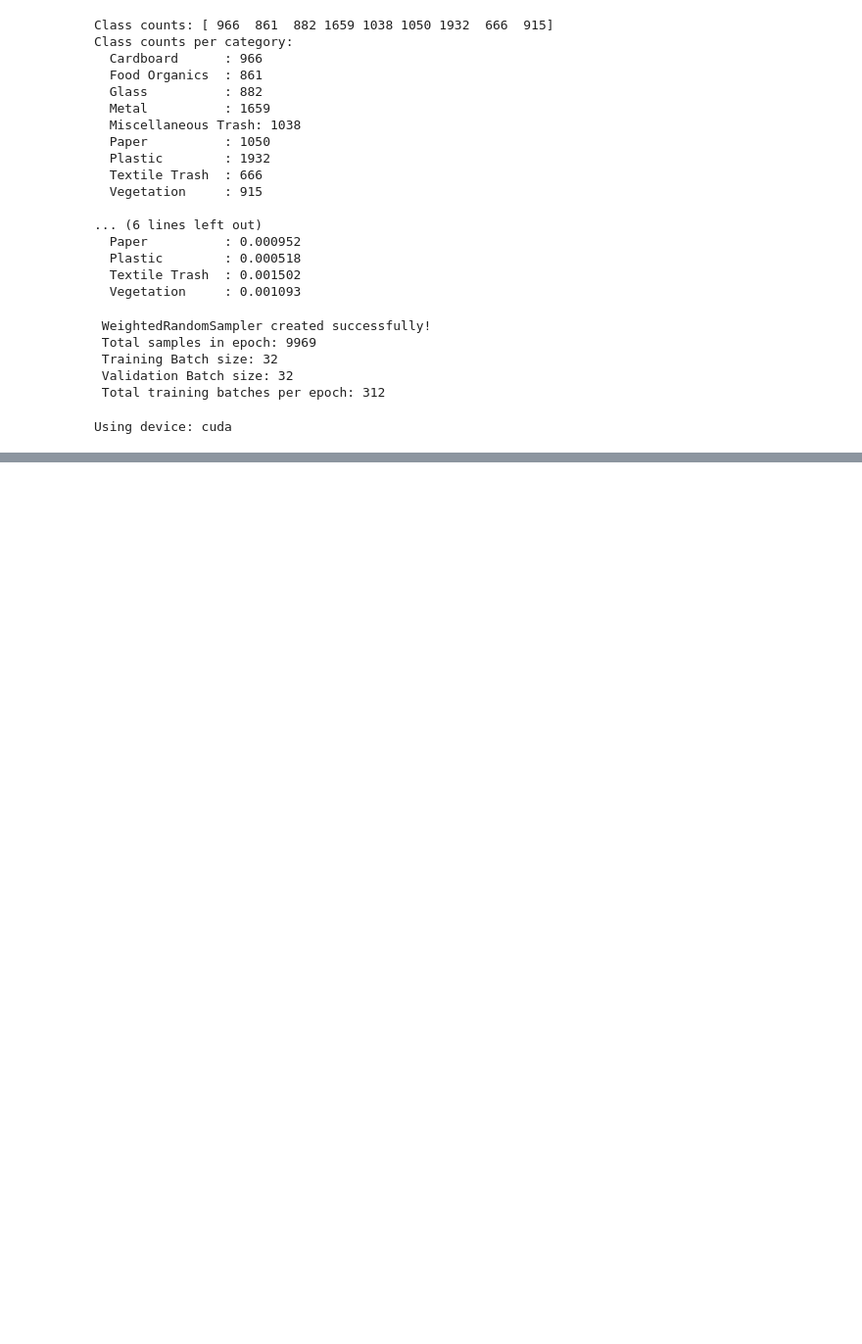
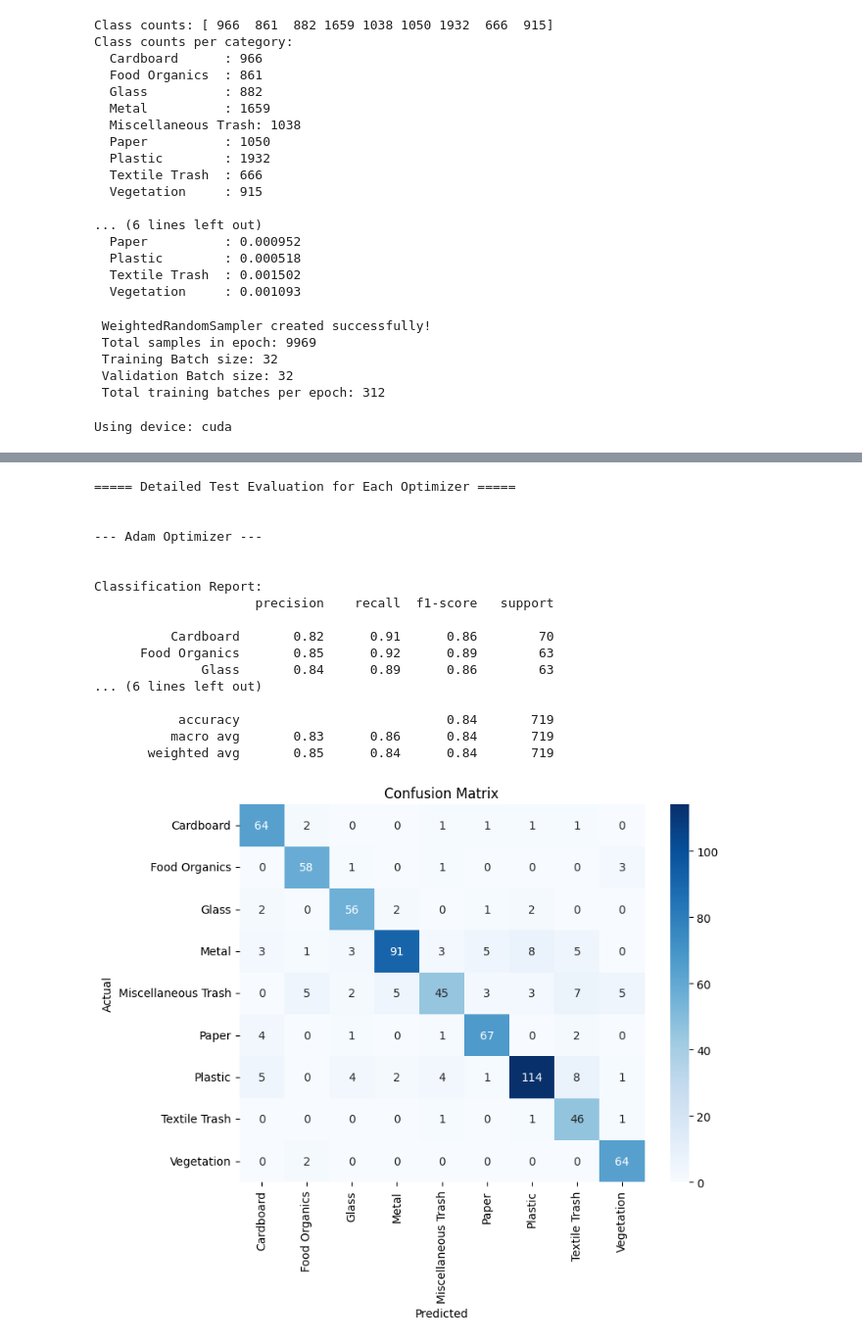
Before and after one commit to lahirunie-dulsara/EN3150-Assignment-3-CNN, a Jupyter notebook: realwaste_cnn.ipynb, the cells around one changed output, grey strips where cells are left out. Shown: that part at 98% size. Drawn from its saved outputs; the diff is of its cells as text; code cells hidden in the pictures; blank space fills up the shorter version.

```diff
--- a/realwaste_cnn.ipynb
+++ b/realwaste_cnn.ipynb
@@ -435,7 +348,7 @@ optimizer = optim.Adam(
 # Scheduler of learning rate
 scheduler = optim.lr_scheduler.StepLR(optimizer, step_size=5, gamma=0.5)
 
-num_epochs = 5
+num_epochs = 20
 
 # Training the model
 train_losses, val_losses, train_accuracies, val_accuracies = train_model(
@@ -467,7 +378,7 @@ print(f"\n===== Training with SGD =====\n")
 reset_weights(model)
 
 # SGD Optimizer
-learning_rate = 1e-2
+learning_rate = 1e-3
 weight_decay = 1e-4
 optimizer = optim.SGD(
     model.parameters(),
@@ -478,7 +389,7 @@ optimizer = optim.SGD(
 # Scheduler of learning rate
 scheduler = optim.lr_scheduler.StepLR(optimizer, step_size=5, gamma=0.5)
 
-num_epochs = 5
+num_epochs = 20
 
 # Training the model
 train_losses, val_losses, train_accuracies, val_accuracies = train_model(
@@ -505,19 +427,19 @@ print(f"\n===== Training with SGD with Momentum =====\n")
 reset_weights(model)
 
 # SGD with Momentum Optimizer
-learning_rate = 1e-2
+learning_rate = 1e-4
 weight_decay = 1e-4
 optimizer = optim.SGD(
     model.parameters(),
     lr= learning_rate,
     weight_decay= weight_decay,
-    momentum=0.9
+    momentum=0.8
 )
 
 # Scheduler of learning rate
 scheduler = optim.lr_scheduler.StepLR(optimizer, step_size=5, gamma=0.5)
 
-num_epochs = 5
+num_epochs = 20
 
 # Training the model
 train_losses, val_losses, train_accuracies, val_accuracies = train_model(
@@ -610,0 +553,17 @@ plt.show()
+# %%
+model_paths = {
+    "Adam": "/kaggle/working/trained_Custom CNN_adam.pth",
+    "SGD": "/kaggle/working/trained_Custom CNN_sgd.pth",
+    "SGD with Momentum": "/kaggle/working/trained_Custom CNN_sgdmomentum.pth"
+}
+
+print("\n===== Test Set Evaluation =====\n")
+
+for name, path in model_paths.items():
+    # Load fresh model architecture
+    test_model = CNNModel(num_classes=9).to(device)
+    test_model.load_state_dict(torch.load(path, map_location=device))
+
+    test_loss, test_acc = evaluate_model(test_model, test_loader, criterion)
+
+    print(f"{name} Optimizer -> Test Loss: {test_loss:.4f}, Test Accuracy: {test_acc:.2f}%")
@@ -610,0 +609,35 @@ plt.show()
+# %%
+model_paths = {
+    "Adam": "/kaggle/working/trained_Custom CNN_adam.pth",
+    "SGD": "/kaggle/working/trained_Custom CNN_sgd.pth",
+    "SGD with Momentum": "/kaggle/working/trained_Custom CNN_sgdmomentum.pth"
+}
+
+print("\n===== Detailed Test Evaluation for Each Optimizer =====\n")
+
+for name, path in model_paths.items():
+    print(f"\n--- {name} Optimizer ---\n")
+
+    test_model = CNNModel(num_classes=9).to(device)
+    test_model.load_state_dict(torch.load(path, map_location=device))
+
+    evaluate_detailed(test_model, test_loader, classes)
+# %% [output]
+===== Detailed Test Evaluation for Each Optimizer =====
+
+
+--- Adam Optimizer ---
+
+
+Classification Report:
+                     precision    recall  f1-score   support
+
+          Cardboard       0.82      0.91      0.86        70
+      Food Organics       0.85      0.92      0.89        63
+              Glass       0.84      0.89      0.86        63
+... (6 lines left out)
+
+           accuracy                           0.84       719
+          macro avg       0.83      0.86      0.84       719
+       weighted avg       0.85      0.84      0.84       719
+[figure, added]
```
Also changed, not shown: parts of 14 cells of this notebook.
